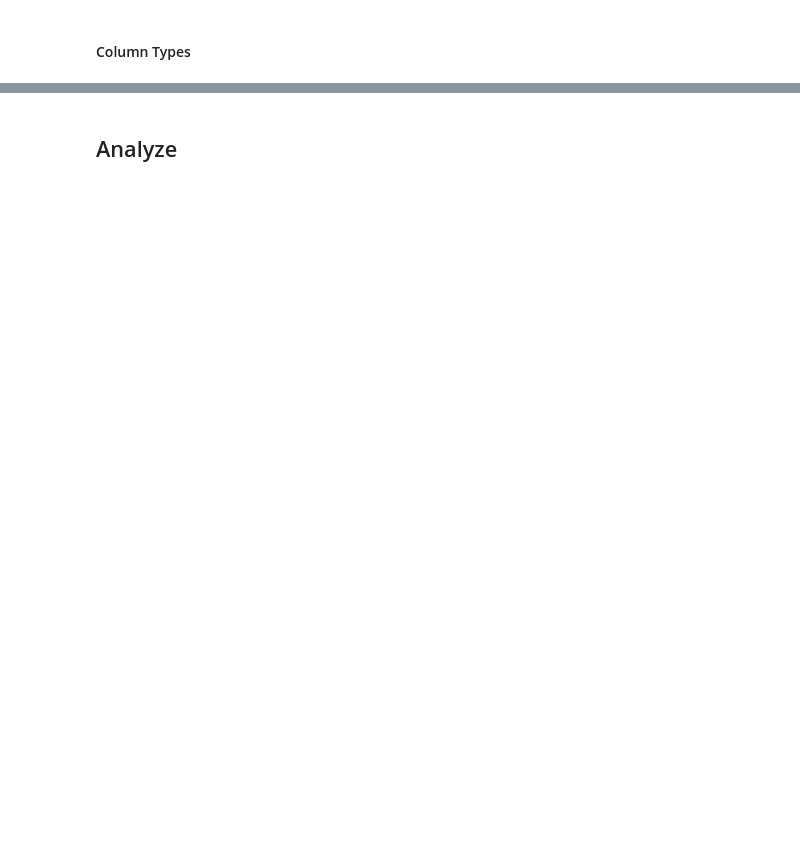
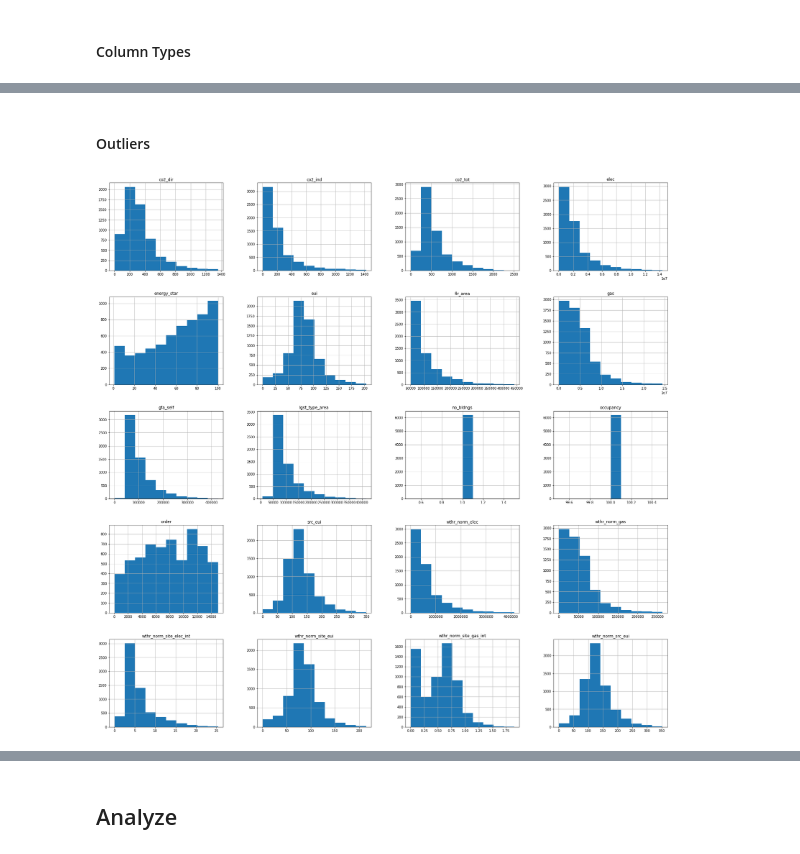
Before and after one commit to mikearango/introML-AnalyticsU, a Jupyter notebook: notebooks/sandbox.ipynb, the cells around one changed output, grey strips where cells are left out. Drawn from its saved outputs; the diff is of its cells as text; code cells hidden in the pictures; blank space fills up the shorter version.

Commit message:
update : outliers removal

```diff
--- a/notebooks/sandbox.ipynb
+++ b/notebooks/sandbox.ipynb
@@ -243,0 +342,2 @@ df.info()
+# %% [markdown]
+#### Outliers
@@ -244,3 +348,27 @@ df.info()
+# %%
+# Remove mild outliers
+# https://www.itl.nist.gov/div898/handbook/prc/section1/prc16.htm
+
+# Inner quartile
+q1 = df.quantile(0.24)
+q3 = df.quantile(0.75)
+iq = q3 - q1
+
+# Lower bound
+lb = q1 - 3 * iq
+
+# Upper bound
+ub = q3 + 3 * iq
+
+# Remove the outliers
+for col in lb.index:
+    df = df.loc[df[col] >= lb[col], :] # Remove lower bound outliers
+    df = df.loc[df[col] <= ub[col], :] # Remove upper bound outliers
+# %%
+# Now we have cleaner numeric columns
+hist = df.hist(figsize=(30, 30))
+# %% [output]
+[figure, added]
 # %% [markdown]
 <a id='analyze'></a>
 # %% [markdown]
```
Also changed, not shown: parts of 7 cells of this notebook.
